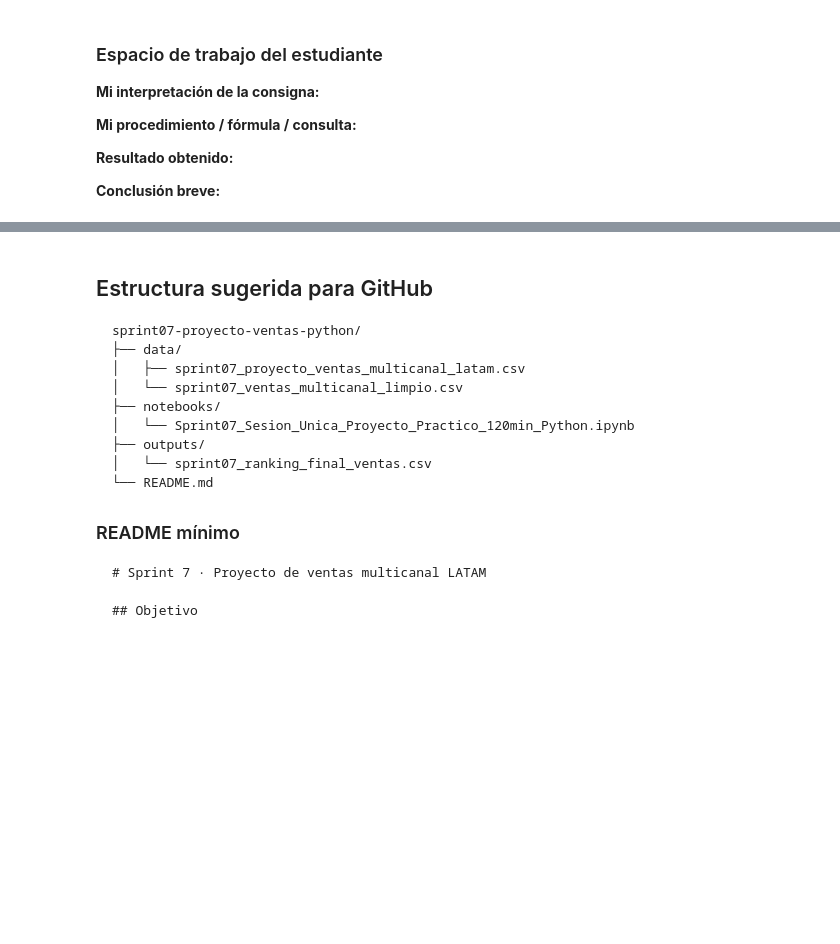
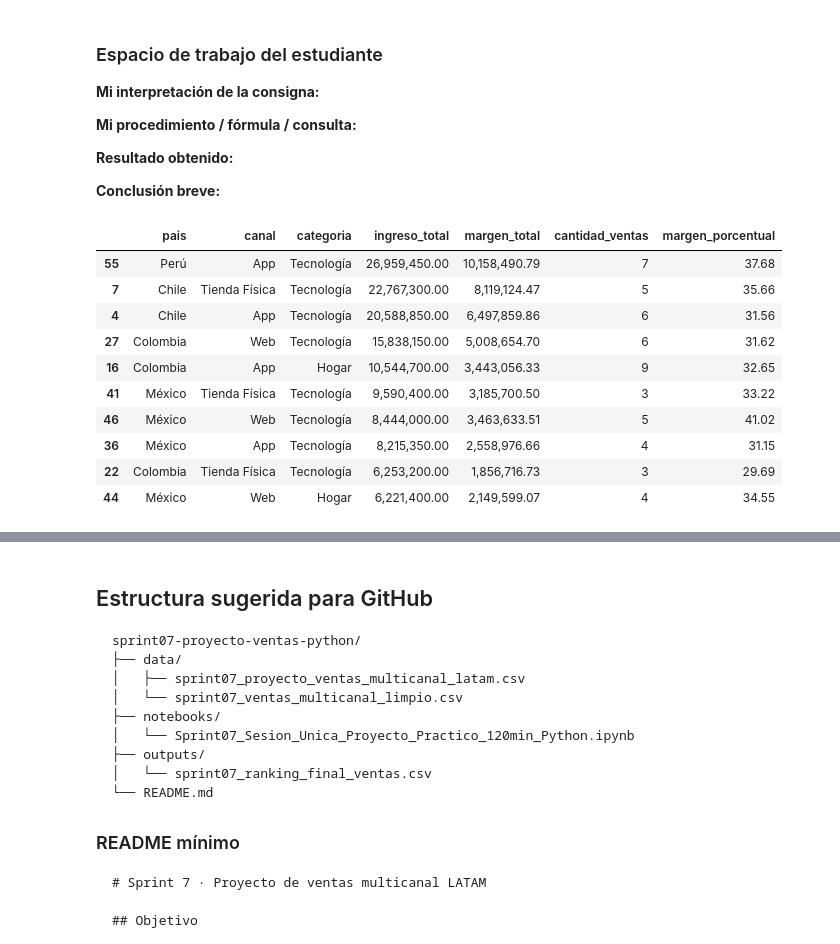
Before and after one commit to johnjgm01/Caso_estudio, a Jupyter notebook: Copia_de_Sprint07_Webinar11_students_version.ipynb, the cells around one changed output, grey strips where cells are left out. Saved outputs shown, nothing was run; the diff lists cells and outputs as text; code cells hidden in the pictures; blank space fills up the shorter version.

```diff
--- a/Copia_de_Sprint07_Webinar11_students_version.ipynb
+++ b/Copia_de_Sprint07_Webinar11_students_version.ipynb
@@ -749,0 +782,31 @@ Tarea:
+# %%
+# Tabla final para recomendación
+# 1. Agrupar por país, canal y categoría
+tabla_final = (df_limpio.groupby(['pais', 'canal', 'categoria']).agg(
+        ingreso_total=('ingreso', 'sum'),
+        margen_total=('margen', 'sum'),
+        cantidad_ventas=('venta_id', 'count')).reset_index())
+
+# 2. Calcular margen porcentual
+tabla_final['margen_porcentual'] = (tabla_final['margen_total'] / tabla_final['ingreso_total'] * 100)
+
+# 3. Ordenar de mayor a menor ingreso
+tabla_final = tabla_final.sort_values(by='ingreso_total',ascending=False)
+
+# 4. Seleccionar los 10 primeros registros
+tabla_final = tabla_final.head(10)
+
+# 5. Mostrar tabla final
+tabla_final
+# %% [output]
+|  | pais | canal | categoria | ingreso_total | margen_total | cantidad_ventas | margen_porcentual |
+| 55 | Perú | App | Tecnología | 26,959,450.00 | 10,158,490.79 | 7 | 37.68 |
+| 7 | Chile | Tienda Física | Tecnología | 22,767,300.00 | 8,119,124.47 | 5 | 35.66 |
+| 4 | Chile | App | Tecnología | 20,588,850.00 | 6,497,859.86 | 6 | 31.56 |
+| 27 | Colombia | Web | Tecnología | 15,838,150.00 | 5,008,654.70 | 6 | 31.62 |
+| 16 | Colombia | App | Hogar | 10,544,700.00 | 3,443,056.33 | 9 | 32.65 |
+| 41 | México | Tienda Física | Tecnología | 9,590,400.00 | 3,185,700.50 | 3 | 33.22 |
+| 46 | México | Web | Tecnología | 8,444,000.00 | 3,463,633.51 | 5 | 41.02 |
+| 36 | México | App | Tecnología | 8,215,350.00 | 2,558,976.66 | 4 | 31.15 |
+| 22 | Colombia | Tienda Física | Tecnología | 6,253,200.00 | 1,856,716.73 | 3 | 29.69 |
+| 44 | México | Web | Hogar | 6,221,400.00 | 2,149,599.07 | 4 | 34.55 |
```
Also changed, not shown: parts of 8 cells of this notebook.
